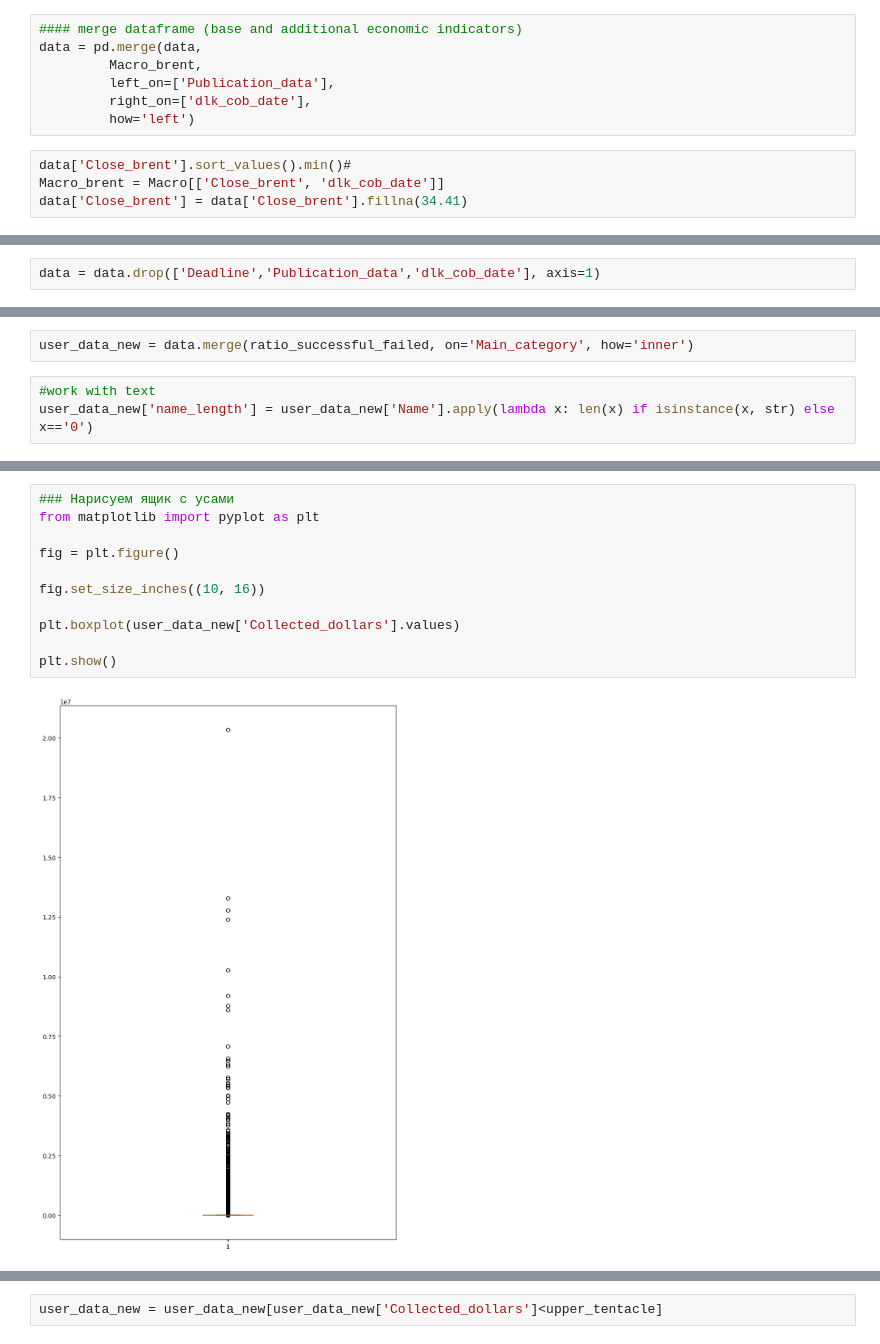
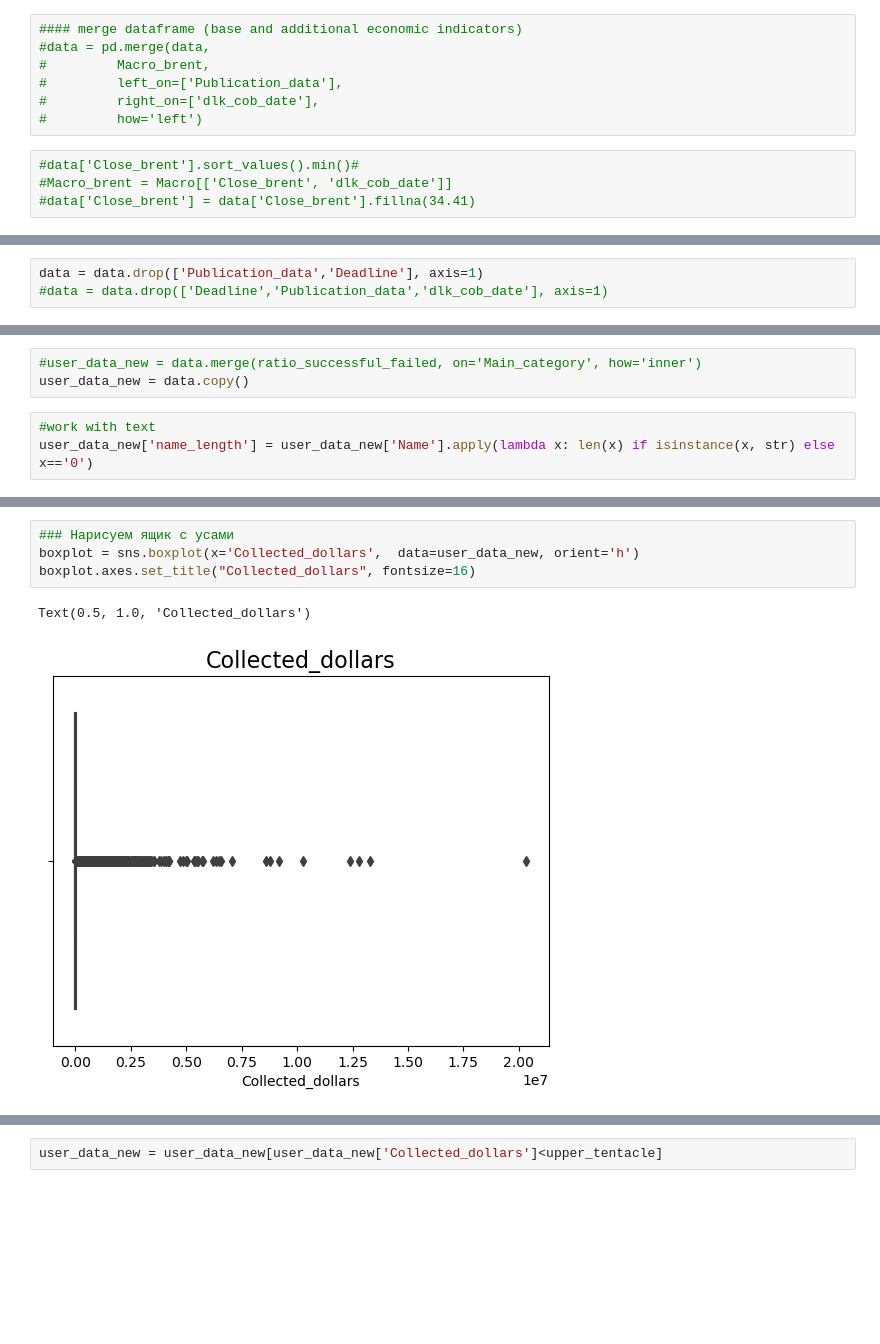
Before and after one commit to ValentinPatrakeev/ML-projects, a Jupyter notebook: KickStarter/KS.ipynb, the cells around one changed output, grey strips where cells are left out. Cells and saved outputs as stored; diff of their text form; blank space fills up the shorter version.

```diff
--- a/KickStarter/KS.ipynb
+++ b/KickStarter/KS.ipynb
@@ -94,18 +81,19 @@ Macro_brent = Macro_brent[['Close_brent', 'dlk_cob_date']].drop_duplicates() #у
 # %%
 #### merge dataframe (base and additional economic indicators)
-data = pd.merge(data,
-         Macro_brent,
-         left_on=['Publication_data'],
-         right_on=['dlk_cob_date'],
-         how='left')
+#data = pd.merge(data,
+#         Macro_brent,
+#         left_on=['Publication_data'],
+#         right_on=['dlk_cob_date'],
+#         how='left')
 # %%
-data['Close_brent'].sort_values().min()#
-Macro_brent = Macro[['Close_brent', 'dlk_cob_date']]
-data['Close_brent'] = data['Close_brent'].fillna(34.41)
+#data['Close_brent'].sort_values().min()#
+#Macro_brent = Macro[['Close_brent', 'dlk_cob_date']]
+#data['Close_brent'] = data['Close_brent'].fillna(34.41)
 # %%
 data = data.sort_values('Publication_data') #sorted of date publication
 # %%
-data = data.drop(['Deadline','Publication_data','dlk_cob_date'], axis=1)
+data = data.drop(['Publication_data','Deadline'], axis=1)
+#data = data.drop(['Deadline','Publication_data','dlk_cob_date'], axis=1)
 # %%
 #check columns with Nan
 data.isna().sum()
@@ -352,7 +261,8 @@ ratio_successful_failed.head()
 | Dance | 1.893117 |
 | Design | 0.712164 |
 # %%
-user_data_new = data.merge(ratio_successful_failed, on='Main_category', how='inner')
+#user_data_new = data.merge(ratio_successful_failed, on='Main_category', how='inner')
+user_data_new = data.copy()
 # %%
 #work with text
 user_data_new['name_length'] = user_data_new['Name'].apply(lambda x: len(x) if isinstance(x, str) else x=='0')
@@ -368,13 +278,7 @@ user_data_new.head()
 # %%
 ### Нарисуем ящик с усами
-from matplotlib import pyplot as plt
-
-fig = plt.figure()
-
-fig.set_size_inches((10, 16))
-
-plt.boxplot(user_data_new['Collected_dollars'].values)
-
-plt.show()
+boxplot = sns.boxplot(x='Collected_dollars',  data=user_data_new, orient='h')
+boxplot.axes.set_title("Collected_dollars", fontsize=16)
 # %% [output]
+Text(0.5, 1.0, 'Collected_dollars')
-[figure, old version]
+[figure, new version]
```
Also changed, not shown: parts of 46 cells of this notebook, 4 other files.
